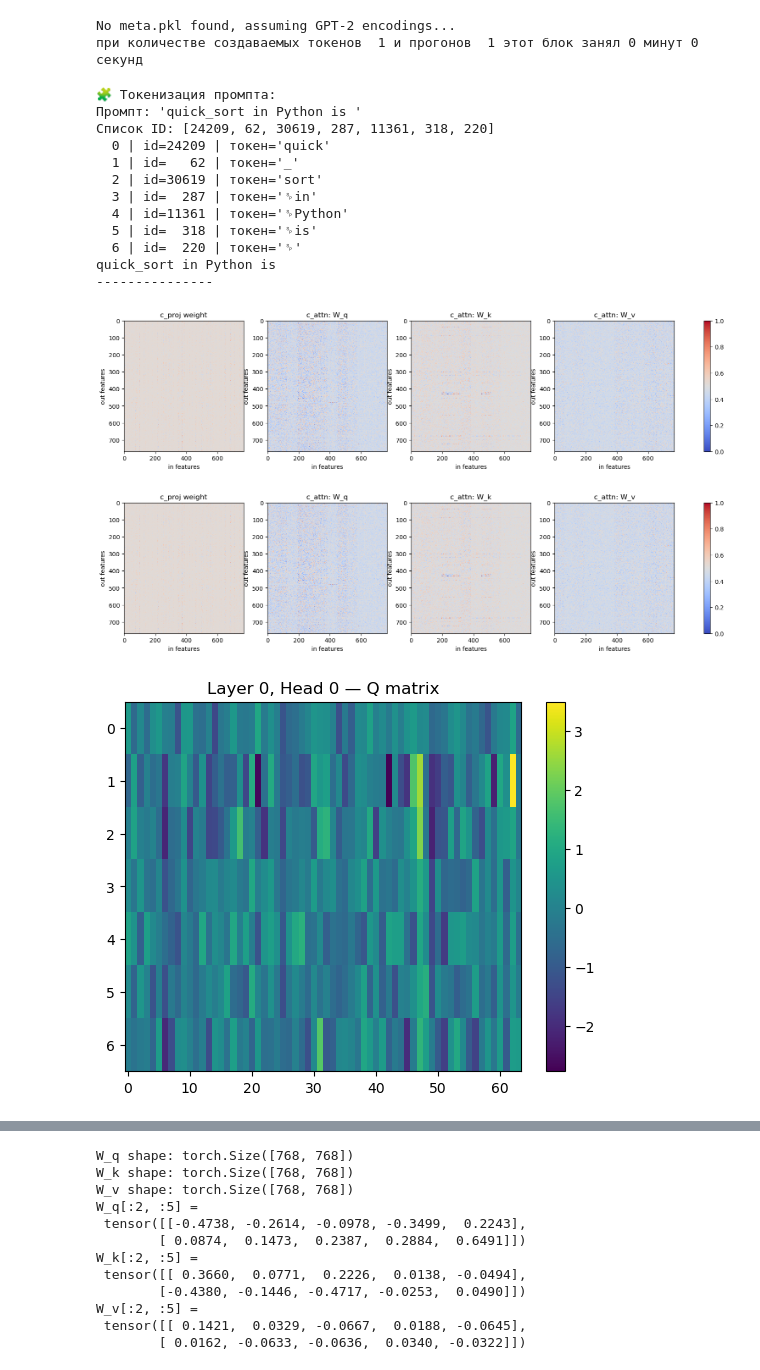
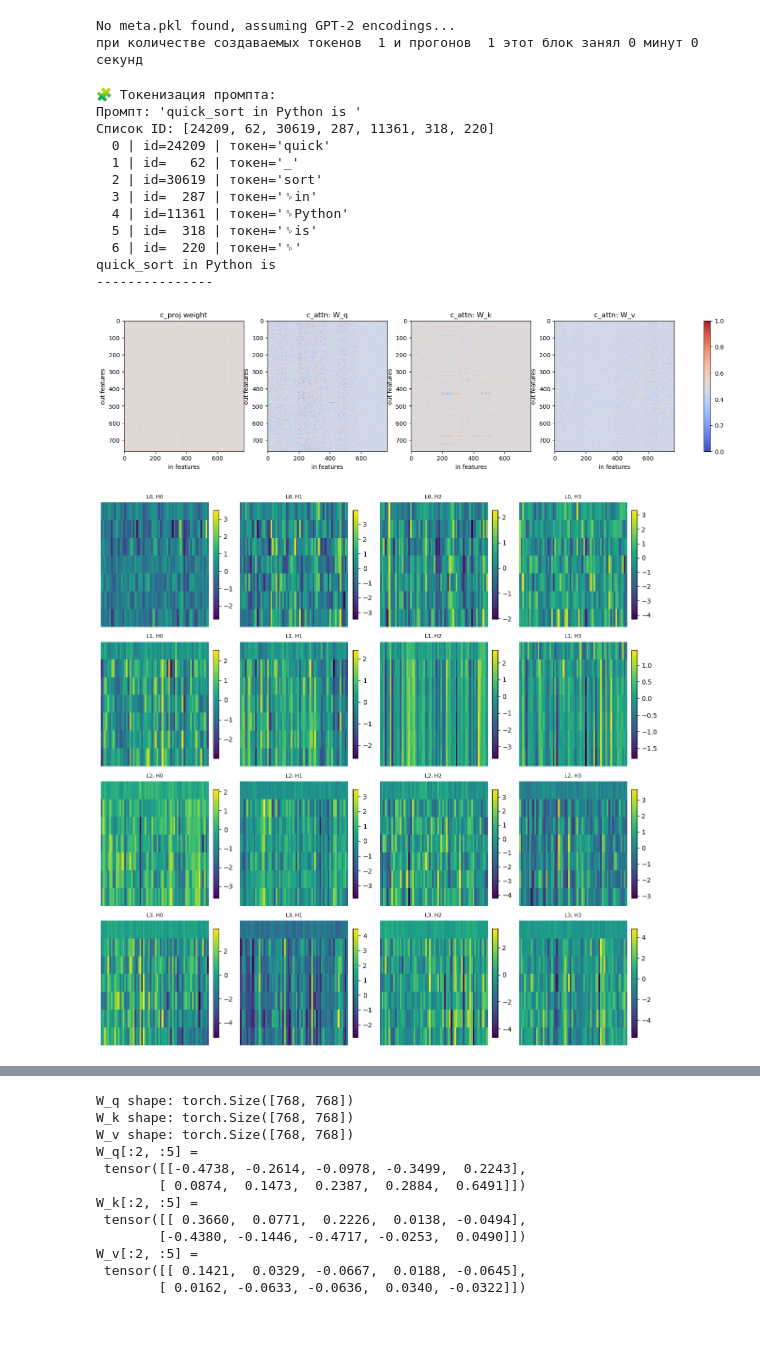
Before and after one commit to Chernobilsky/LLM_Sketches, a Jupyter notebook: model_sample_imshow.ipynb, the cells around one changed output, grey strips where cells are left out. Cells and saved outputs as stored; diff of their text form; code cells hidden in the pictures; blank space fills up the shorter version.

Commit message:
with more matrices visualized

```diff
--- a/model_sample_imshow.ipynb
+++ b/model_sample_imshow.ipynb
@@ -611,13 +603,12 @@ No meta.pkl found, assuming GPT-2 encodings...
 при количестве создаваемых токенов  1 и прогонов  1 этот блок занял 0 минут 0 секунд
 # %%
 t1_temp = tm.time()
-
-start_ids = encode(start_prompt)
 
 # encode the beginning of the prompt
 if start_prompt.startswith('FILE:'):
     with open(start_prompt[5:], 'r', encoding='utf-8') as f:
         start = f.read()
+start_ids = encode(start_prompt)
 
 # >>> Добавляем отладочный вывод токенизации промпта
 print("\n🧩 Токенизация промпта:")
@@ -638,6 +629,7 @@ except Exception:
     # fallback для случая, если meta.pkl используется
     print("Токены:", [decode([tid]) for tid in start_ids])
 
+
 x = (torch.tensor(start_ids, dtype=torch.long, device=device)[None, ...])
 
 # run generation
@@ -650,11 +642,8 @@ with torch.no_grad():
 
 layer_idx = 0  # слой
 
-fig, axes = show_attn_weight_matrices(model, layer_idx=0)
-plt.show()
-
-
-q = show_attn_weight_matrices(model, layer_idx)
+fig, axes = show_attn_weight_matrices(model, layer_idx)   # при проверке у себя комменчу эту строчку
+plt.show()   # при проверке у себя комменчу эту строчку
 # %% [output]
 🧩 Токенизация промпта:
 Промпт: 'quick_sort in Python is '
@@ -669,18 +658,37 @@ q = show_attn_weight_matrices(model, layer_idx)
 quick_sort in Python is
 ---------------
 [figure]
-[figure, removed]
-# %%
-# тут будем убирать комментирование при проверке в Lambda C
-layer_idx = 0  # слой
-head_idx = 0   # голова
-
-attn = model.transformer.h[layer_idx].attn
-q = attn.last_q[0, head_idx]
-plt.imshow(q, aspect='auto', interpolation='nearest')
-plt.title(f"Layer {layer_idx}, Head {head_idx} — Q matrix")
-plt.colorbar()
-plt.show()
-# %% [output]
-[figure, removed]
+# %%
+#> ⚠️ Отключено временно — поменяй тип на Code, чтобы выполнить.
+
+range_layer_idx = 4  # слой
+num_head_idx = 4   # диапазон голов
+
+fig, axes = plt.subplots(
+    nrows=range_layer_idx,
+    ncols=num_head_idx,
+    figsize=(3 * num_head_idx, 3 * range_layer_idx)  # масштабируем по числу картинок
+)
+
+# если 1 строка или 1 столбец — привести axes к 2D
+if range_layer_idx == 1:
+    axes = np.expand_dims(axes, axis=0)
+if num_head_idx == 1:
+    axes = np.expand_dims(axes, axis=1)
+
+for layer_idx in range(range_layer_idx):
+    attn = model.transformer.h[layer_idx].attn
+    for head_idx in range(num_head_idx):
+        q = attn.last_q[0, head_idx]
+
+        ax = axes[layer_idx, head_idx]
+        im = ax.imshow(q, aspect='auto', interpolation='nearest')
+        ax.set_title(f"L{layer_idx}, H{head_idx}", fontsize=8)
+        ax.axis('off')  # убираем оси для компактности
+        fig.colorbar(im, ax=ax, fraction=0.046, pad=0.04)
+
+plt.tight_layout()
+plt.show()
+# %% [output]
+[figure, added]
 # %%
```
Also changed, not shown: parts of 9 cells of this notebook.
